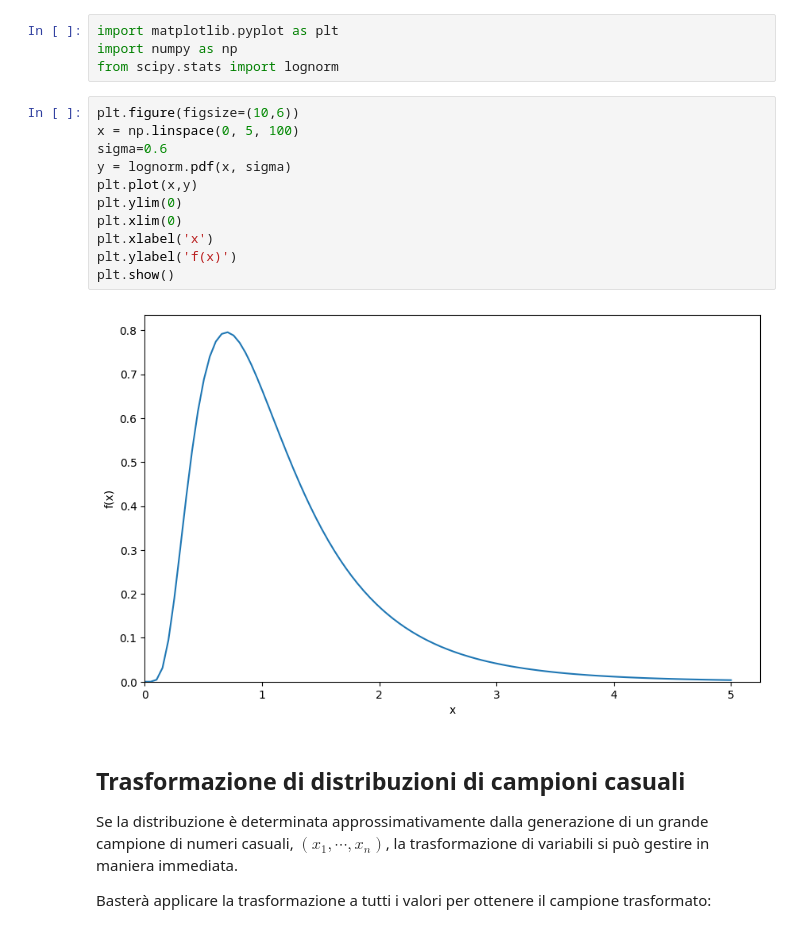
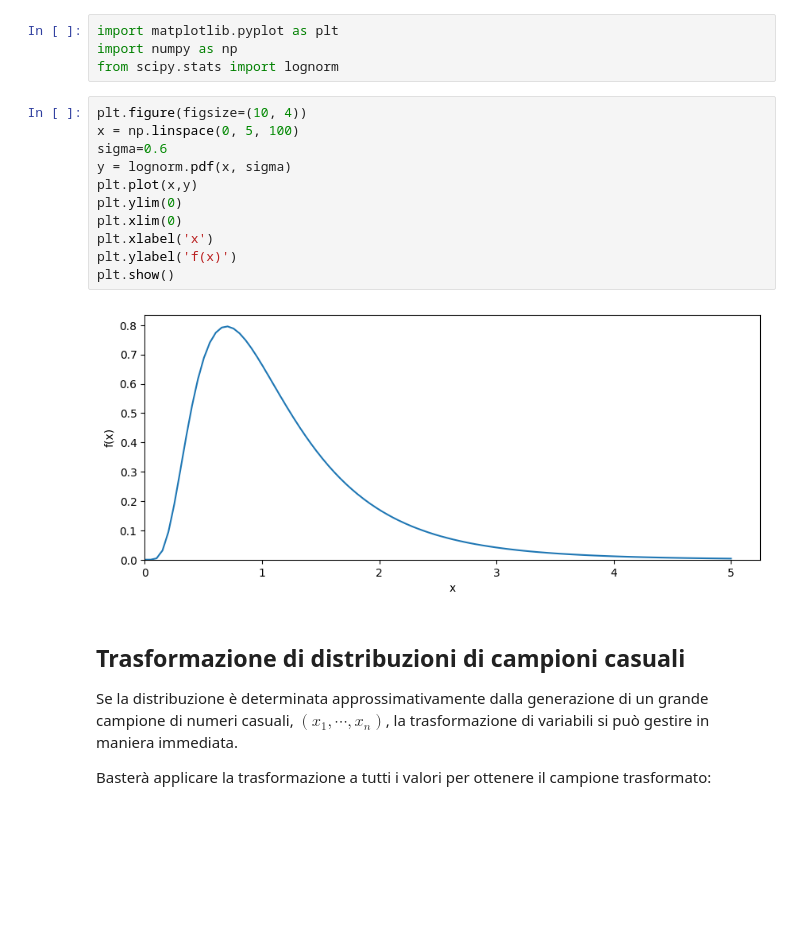
Before and after one commit to lucalista/analisi-dati-2024, a Jupyter notebook: 07.02.00__Trasformazioni_di_variabili.ipynb, the cells around one changed output. Cells and saved outputs as stored; diff of their text form; blank space fills up the shorter version.

```diff
--- a/07.02.00__Trasformazioni_di_variabili.ipynb
+++ b/07.02.00__Trasformazioni_di_variabili.ipynb
@@ -318,18 +318,18 @@ import matplotlib.pyplot as plt
 import numpy as np
 from scipy.stats import lognorm
 # %%
-plt.figure(figsize=(10,6))
+plt.figure(figsize=(10, 4))
 x = np.linspace(0, 5, 100)
 sigma=0.6
 y = lognorm.pdf(x, sigma)
 plt.plot(x,y)
 plt.ylim(0)
 plt.xlim(0)
 plt.xlabel('x')
 plt.ylabel('f(x)')
 plt.show()
 # %% [output]
-[figure, old version]
+[figure, new version]
 # %% [markdown]
 ## Trasformazione di distribuzioni di campioni casuali
 
```
Also changed, not shown: parts of 18 cells of this notebook, 1 other file.
